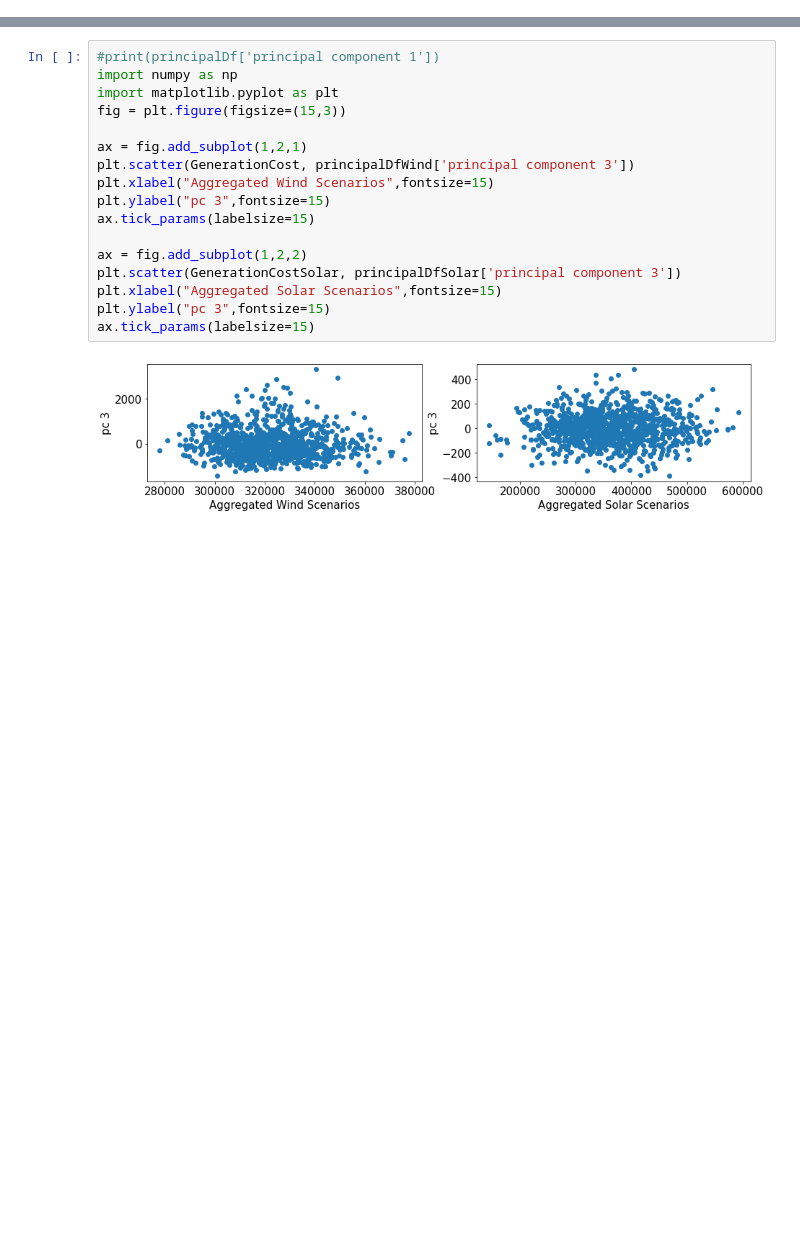
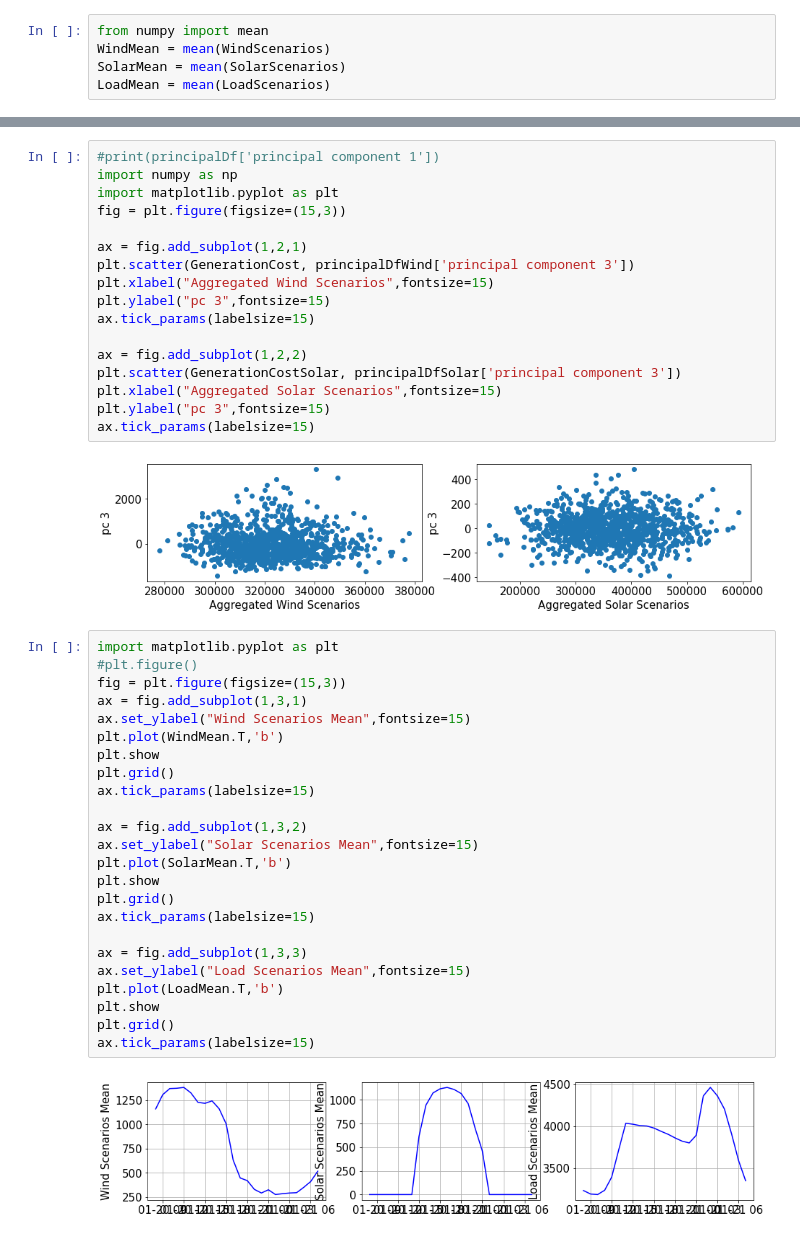
Before and after one commit to MahashwetaPatra/Financial-Modeling-Renewable-Energy, a Jupyter notebook: RTSVaticOutput.ipynb, the cells around one changed output, grey strips where cells are left out. Drawn from its saved outputs; the diff is of its cells as text; blank space fills up the shorter version.

```diff
--- a/RTSVaticOutput.ipynb
+++ b/RTSVaticOutput.ipynb
@@ -185,3 +193,8 @@ ax.tick_params(labelsize=15)
+# %%
+from numpy import mean
+WindMean = mean(WindScenarios)
+SolarMean = mean(SolarScenarios)
+LoadMean = mean(LoadScenarios)
 # %%
 import numpy as np
 import matplotlib.pyplot as plt
@@ -297,3 +310,29 @@ plt.ylabel("pc 3",fontsize=15)
 ax.tick_params(labelsize=15)
 # %% [output]
 [figure]
+# %%
+import matplotlib.pyplot as plt
+#plt.figure()
+fig = plt.figure(figsize=(15,3))
+ax = fig.add_subplot(1,3,1)
+ax.set_ylabel("Wind Scenarios Mean",fontsize=15)
+plt.plot(WindMean.T,'b')
+plt.show
+plt.grid()
+ax.tick_params(labelsize=15)
+
+ax = fig.add_subplot(1,3,2)
+ax.set_ylabel("Solar Scenarios Mean",fontsize=15)
+plt.plot(SolarMean.T,'b')
+plt.show
+plt.grid()
+ax.tick_params(labelsize=15)
+
+ax = fig.add_subplot(1,3,3)
+ax.set_ylabel("Load Scenarios Mean",fontsize=15)
+plt.plot(LoadMean.T,'b')
+plt.show
+plt.grid()
+ax.tick_params(labelsize=15)
+# %% [output]
+[figure, added]
```
Also changed, not shown: parts of 4 cells of this notebook.
